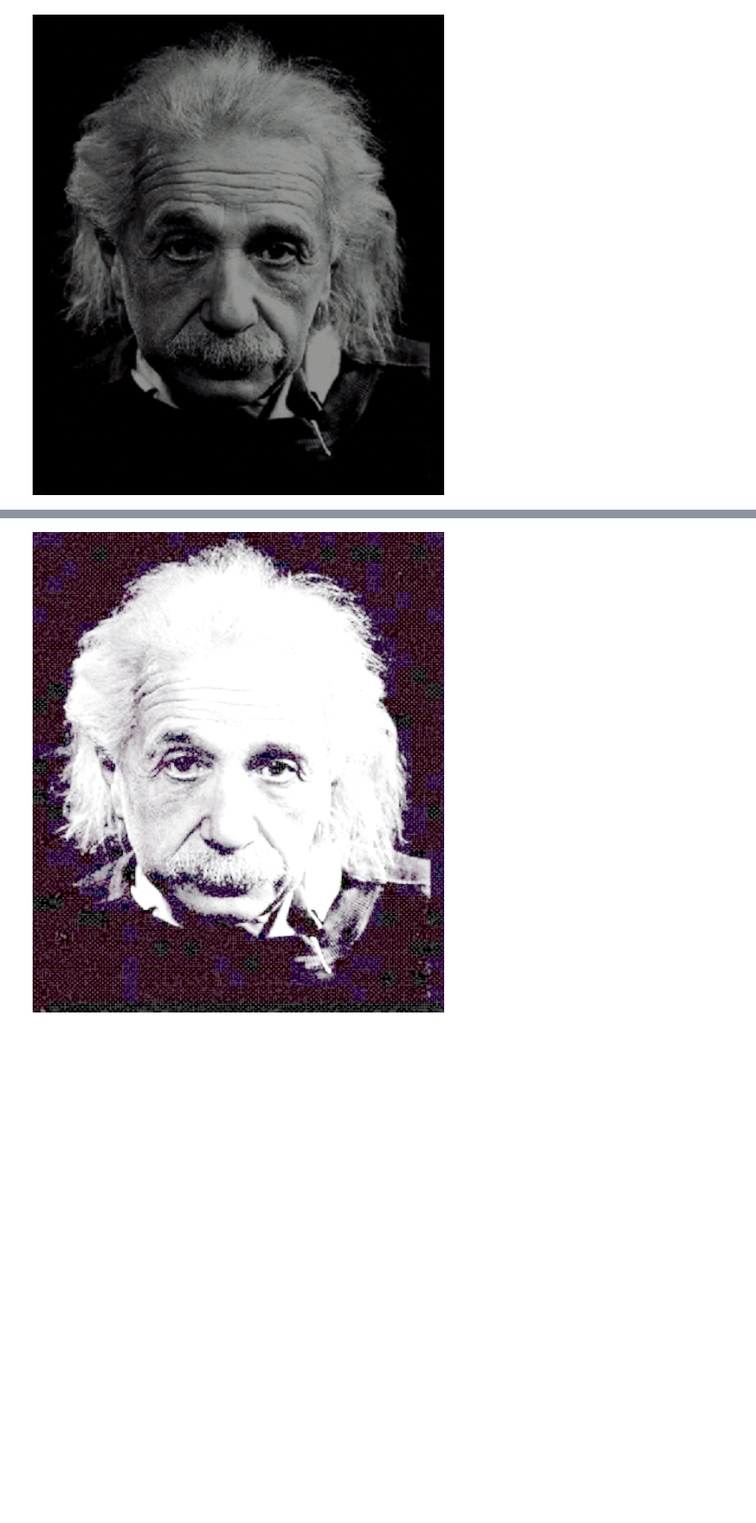
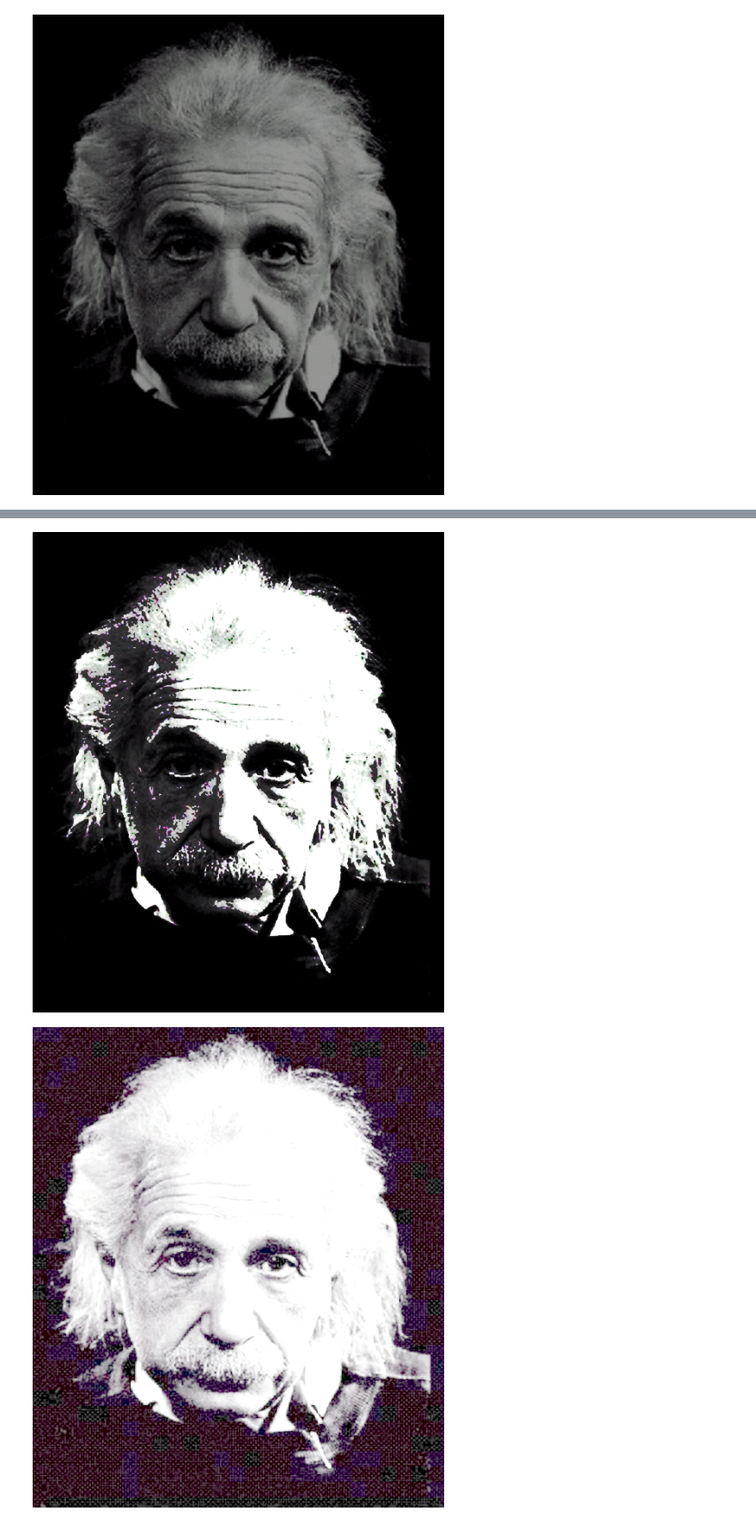
Before and after one commit to PanierPerce/Image, a Jupyter notebook: test1.ipynb, the cells around one changed output, grey strips where cells are left out. Shown at 86% size. Saved outputs shown, nothing was run; the diff lists cells and outputs as text; code cells hidden in the pictures; blank space fills up the shorter version.

```diff
--- a/test1.ipynb
+++ b/test1.ipynb
@@ -22,2 +32,7 @@ out2  # 整体变暗
+# %%
+out4 = img.point(lambda i: i*0.5 if i<120 else i*1.5)
+out4 # 分段线性，一部分扩展一部分压缩
+# %% [output]
+[figure, added]
 # %%
 import math
```
Also changed, not shown: parts of 7 cells of this notebook.
